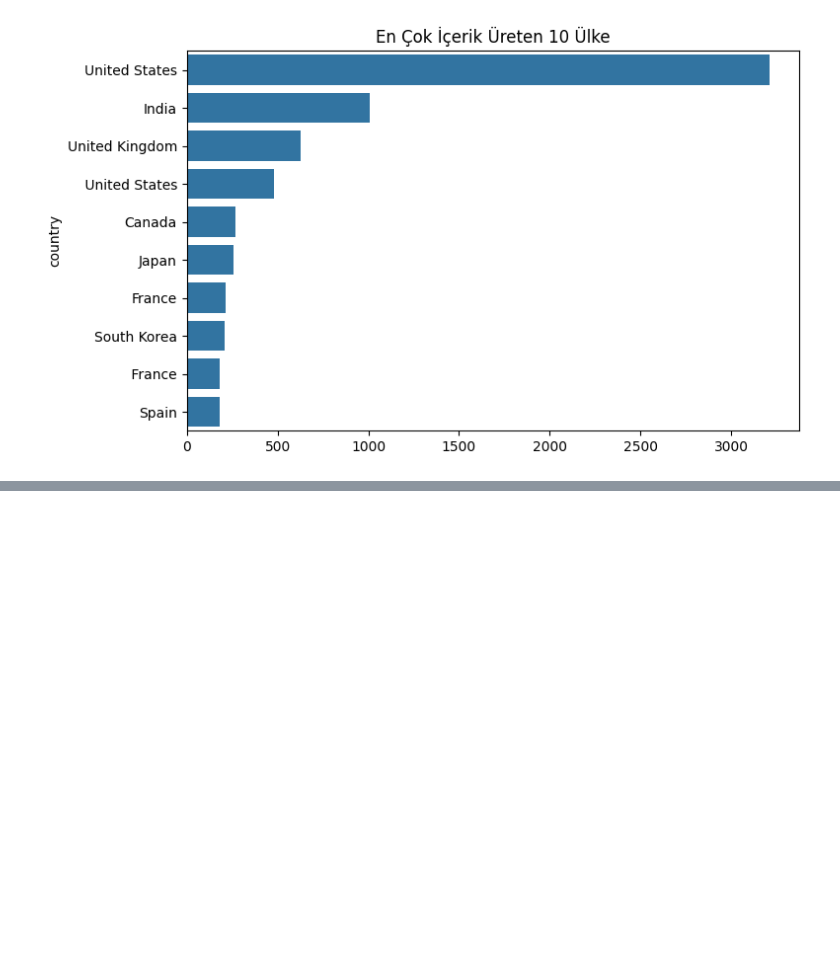
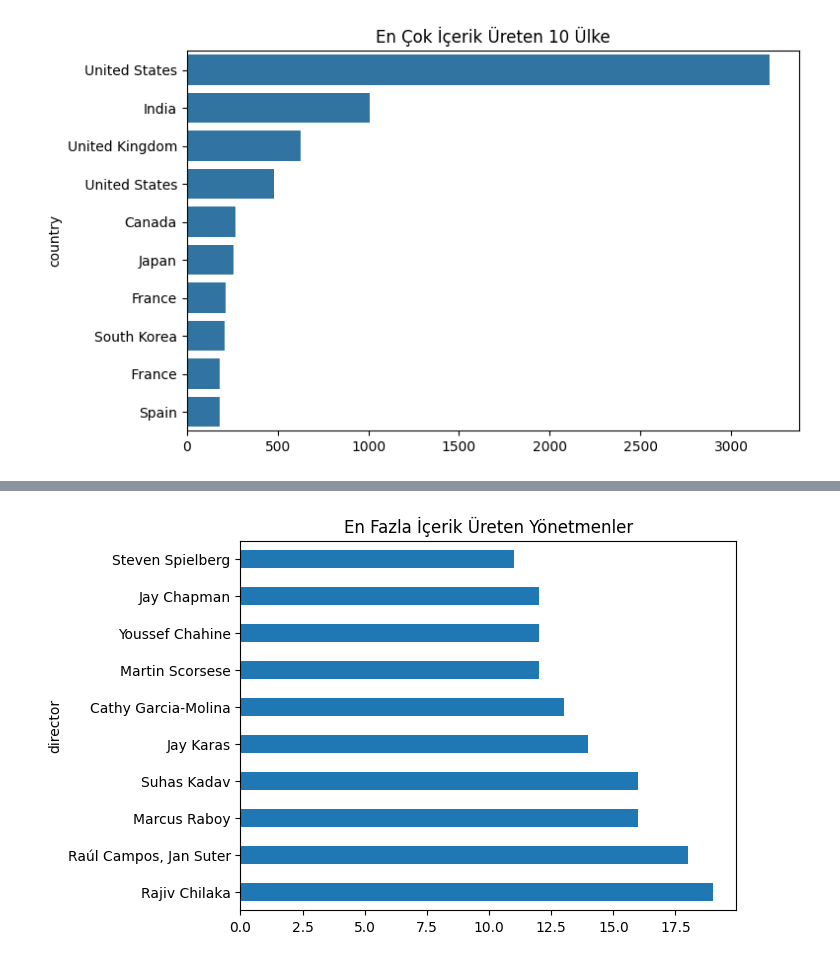
Before and after one commit to seydagultopal/netflix-data-analysis, a Jupyter notebook: notebooks/analysis.ipynb, the cells around one changed output, grey strips where cells are left out. Saved outputs shown, nothing was run; the diff lists cells and outputs as text; code cells hidden in the pictures; blank space fills up the shorter version.

```diff
--- a/notebooks/analysis.ipynb
+++ b/notebooks/analysis.ipynb
@@ -101,0 +102,6 @@ plt.show()
+# %%
+df['director'].value_counts().head(10).plot(kind='barh')
+plt.title("En Fazla İçerik Üreten Yönetmenler")
+plt.show()
+# %% [output]
+[figure, added]
```
Also changed, not shown: parts of 5 cells of this notebook.
